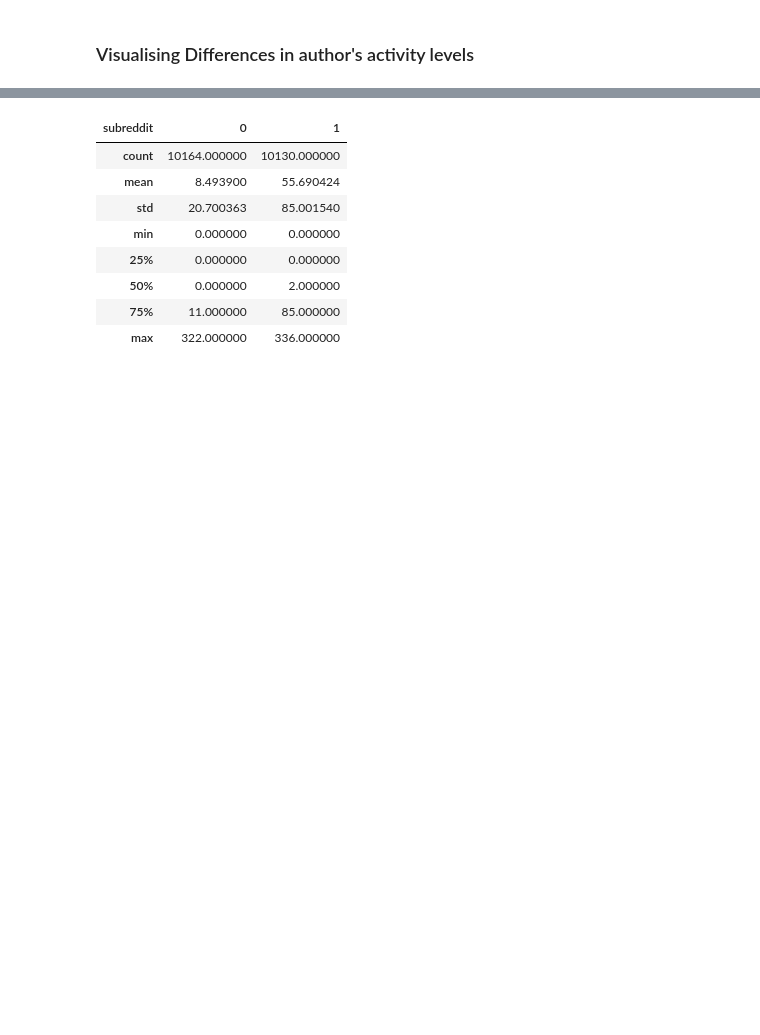
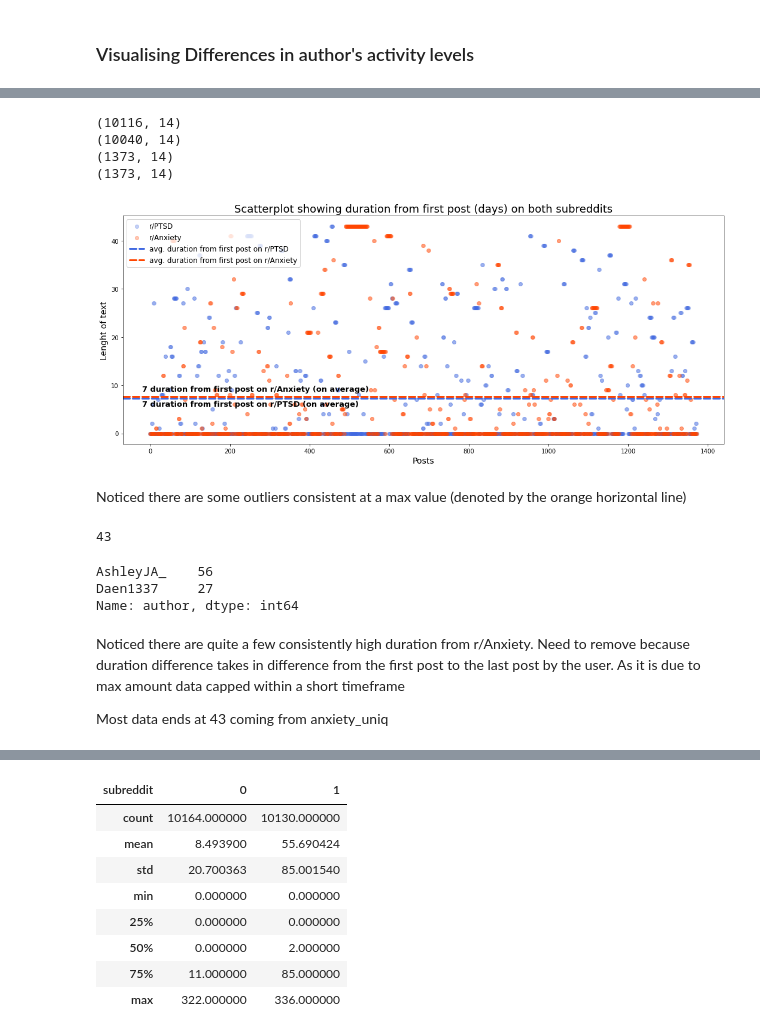
Before and after one commit to msamhz/GA-Lessons, a Jupyter notebook: project_3/MultinomialNB_Model.ipynb, the cells around one changed output, grey strips where cells are left out. Saved outputs shown, nothing was run; the diff lists cells and outputs as text; code cells hidden in the pictures; blank space fills up the shorter version.

```diff
--- a/project_3/MultinomialNB_Model.ipynb
+++ b/project_3/MultinomialNB_Model.ipynb
@@ -361,0 +499,77 @@ r/Anxiety = 9.25
+# %%
+# To create temporary dataframe to plot scatter
+# need reconsider whole df and redistribute to ptsd and anxiety df
+
+# PTSD df from main df
+ptsd_uniq = df[df['subreddit'] == 1].sort_values(by = 'author')
+ptsd_uniq.reset_index(inplace = True)
+ptsd_uniq = ptsd_uniq.drop(columns = 'index')
+print(ptsd_uniq.shape)
+
+# Anxiety df
+anxiety_uniq = df[df['subreddit'] == 0].sort_values(by = 'author')
+anxiety_uniq.reset_index(inplace = True)
+anxiety_uniq = anxiety_uniq.drop(columns = 'index')
+print(anxiety_uniq.shape)
+
+# Need standardize timeframe
+ptsd_uniq = ptsd_uniq[ptsd_uniq['datetime'] > anxiety_uniq['datetime'].min()]
+print(ptsd_uniq.shape)
+
+
+# Standardise Anxiety shape to match ptsd_uniq.shape
+anxiety_uniq = anxiety_uniq.iloc[0:ptsd_uniq.shape[0],:]
+print(anxiety_uniq.shape)
+
+# declare function to recalculate the duration_last_post for ptsd_uniq
+def find_earliest_date(col):
+    author = col
+    max = ptsd_uniq[ptsd_uniq['author'] == author]['created_utc'].max()
+    min = ptsd_uniq[ptsd_uniq['author'] == author]['created_utc'].min()
+    return (pd.to_datetime(max, unit = 's').to_pydatetime() - pd.to_datetime(min, unit = 's').to_pydatetime()).days
+
+
+ptsd_uniq['duration_last_post'] = ptsd_uniq['author'].apply(lambda x: find_earliest_date(x)).fillna(0)
+
+# reset index to have similar X-axis comparison in scatterplot
+ptsd_uniq.reset_index(inplace = True)
+ptsd_uniq = ptsd_uniq.drop(columns = 'index')
+
+# declare function to recalculate the duration_last_post for anxiety_uniq
+def find_earliest_date(col):
+    author = col
+    max = anxiety_uniq[anxiety_uniq['author'] == author]['created_utc'].max()
+    min = anxiety_uniq[anxiety_uniq['author'] == author]['created_utc'].min()
+    return (pd.to_datetime(max, unit = 's').to_pydatetime() - pd.to_datetime(min, unit = 's').to_pydatetime()).days
+
+
+anxiety_uniq['duration_last_post'] = anxiety_uniq['author'].apply(lambda x: find_earliest_date(x)).fillna(0)
+# %% [output]
+(10116, 14)
+(10040, 14)
+(1373, 14)
+(1373, 14)
+# %%
+# Scattercan see that most of the duration from Anxiety are capped at 44 max
+plot_scatter_dur(ptsd_uniq, anxiety_uniq,'duration_last_post' , 'r/PTSD', 'r/Anxiety',0.25,0.3)
+# %% [output]
+[figure, added]
+# %% [markdown]
+Noticed there are some outliers consistent at a max value (denoted by the orange horizontal line)
+# %%
+anxiety_uniq['duration_last_post'].max()
+# %% [output]
+43
+# %%
+# max coming from these two users
+anxiety_uniq[anxiety_uniq['duration_last_post'] == anxiety_uniq['duration_last_post'].max()]['author'].value_counts()
+# %% [output]
+AshleyJA_    56
+Daen1337     27
+Name: author, dtype: int64
+# %% [markdown]
+Noticed there are quite a few consistently high duration from r/Anxiety. Need to remove because duration difference takes in difference from the first post to the last post by the user.
+As
+it is due to max amount data capped within a short timeframe
+
+Most data ends at 43 coming from anxiety_uniq
```
Also changed, not shown: parts of 52 cells of this notebook, 5 other files.
